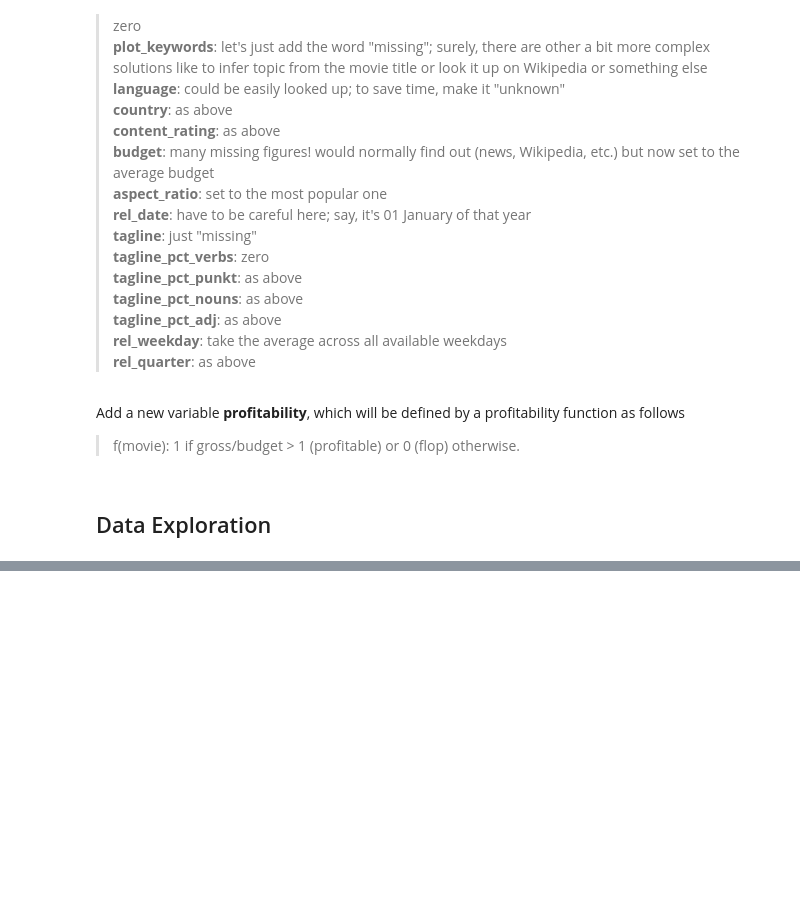
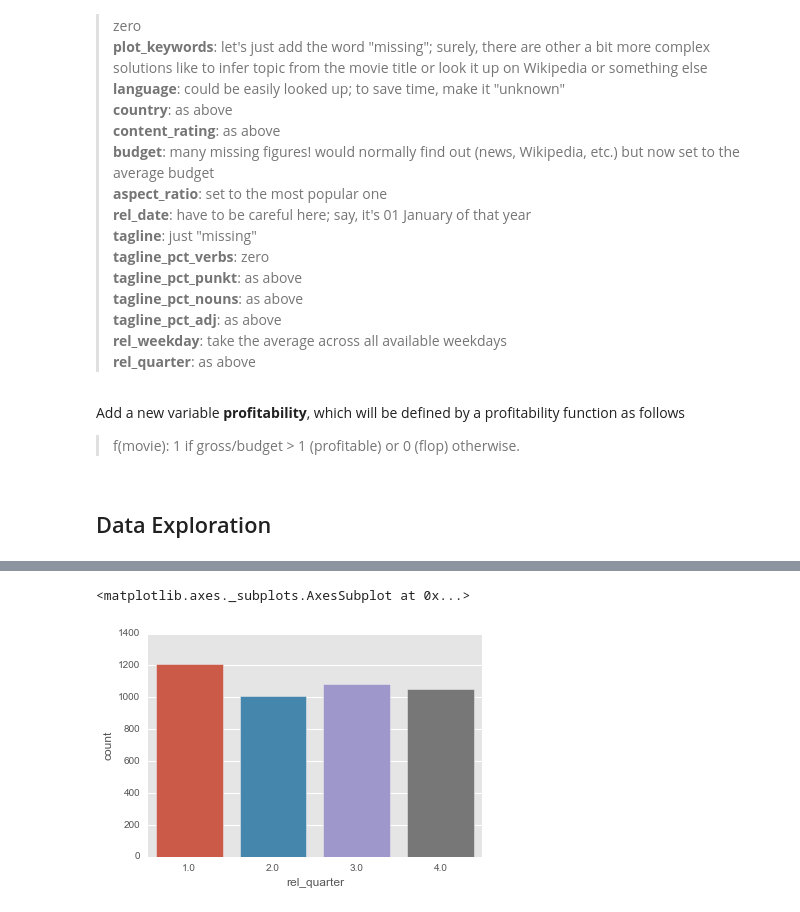
Before and after one commit to eeghor/teg-movie-presentation, a Jupyter notebook: imdb_5000_analysis.ipynb, the cells around one changed output, grey strips where cells are left out. Saved outputs shown, nothing was run; the diff lists cells and outputs as text; code cells hidden in the pictures; blank space fills up the shorter version.

```diff
--- a/imdb_5000_analysis.ipynb
+++ b/imdb_5000_analysis.ipynb
@@ -143,0 +152,5 @@ sns.countplot(x="facenumber_in_poster", data=df)
+# %%
+sns.countplot(x="rel_quarter", data=df)
+# %% [output]
+<matplotlib.axes._subplots.AxesSubplot at 0x...>
+[figure, added]
```
Also changed, not shown: parts of 15 cells of this notebook.
